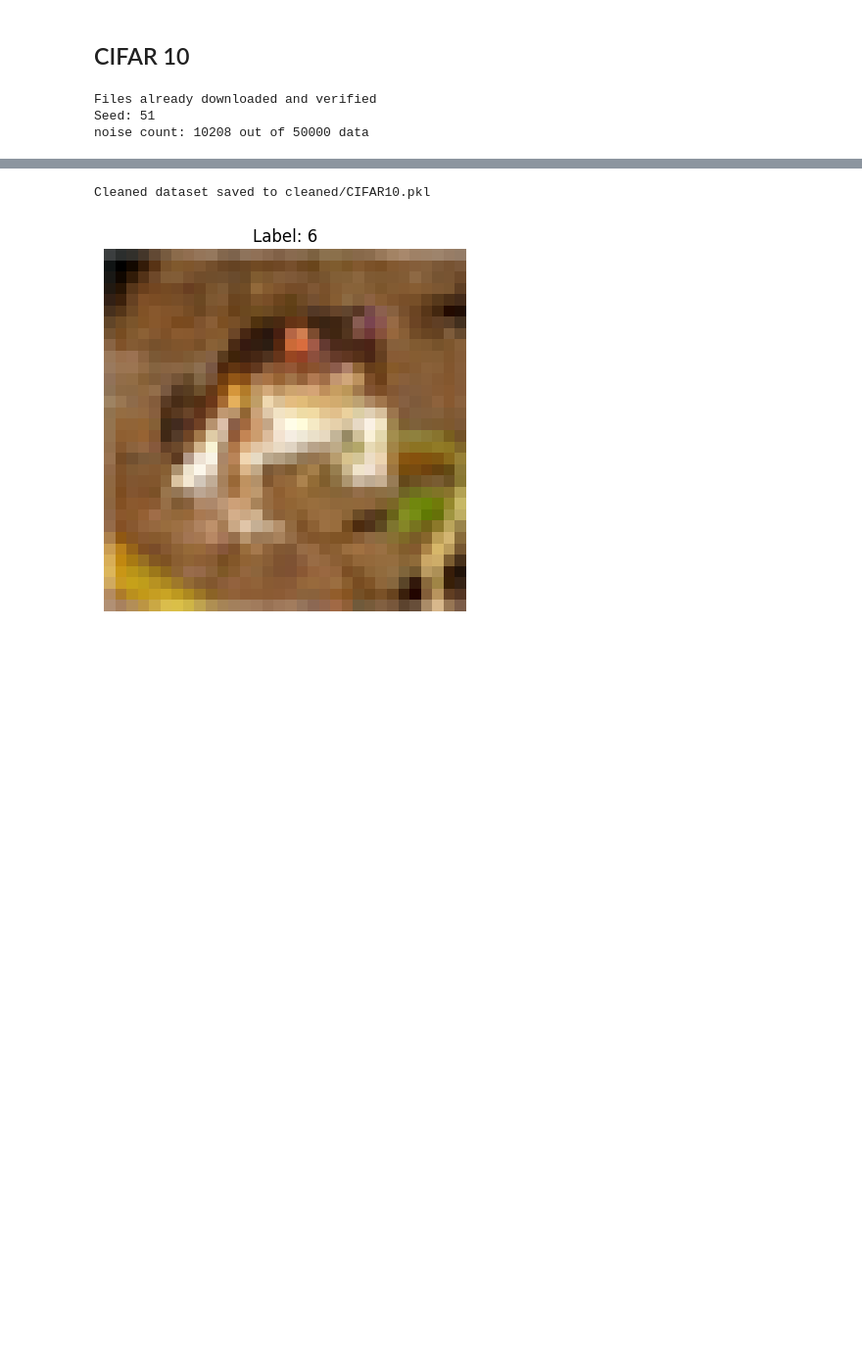
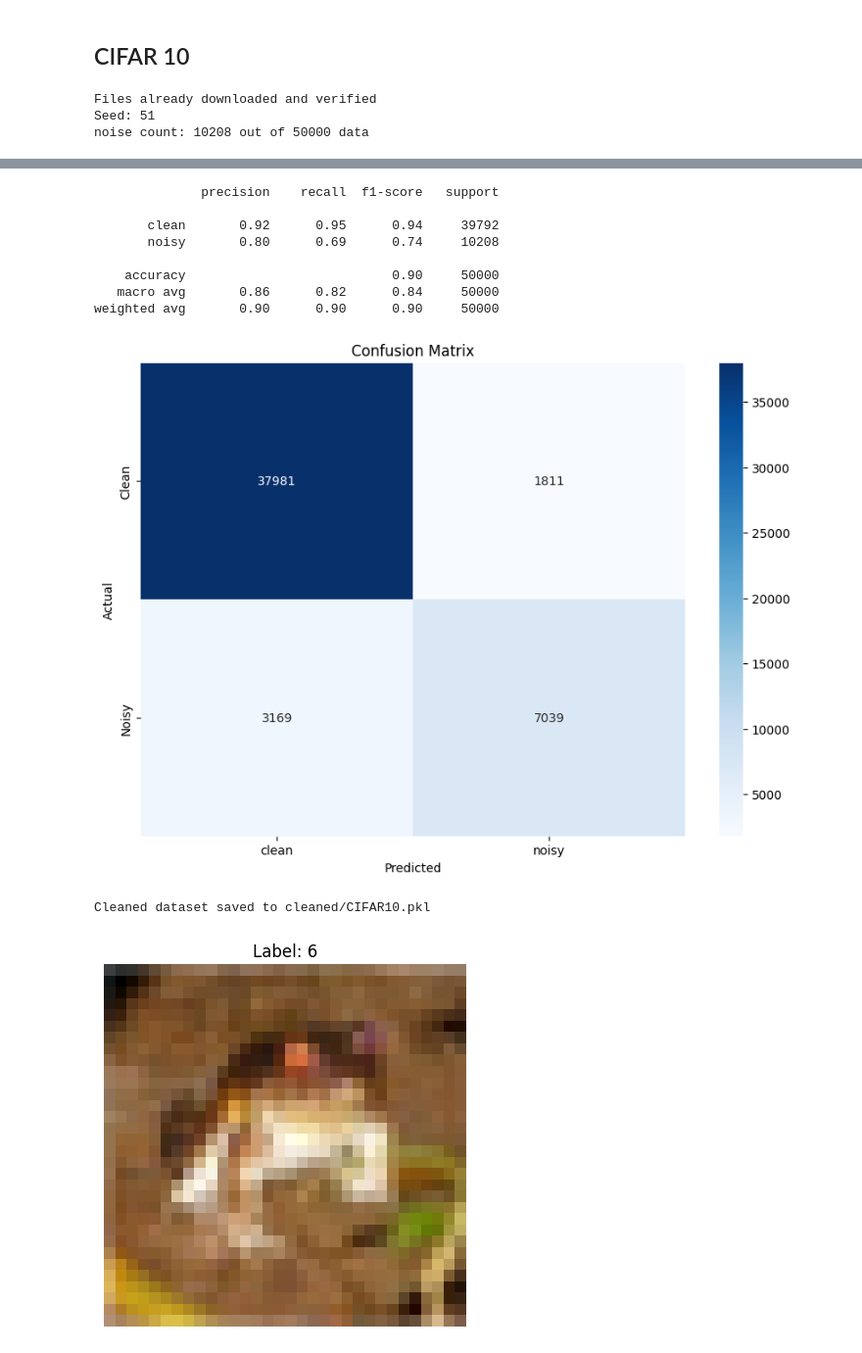
Before and after one commit to stormaref/SiameseNoiseDetection, a Jupyter notebook: main.ipynb, the cells around one changed output, grey strips where cells are left out. Shown at 98% size. Drawn from its saved outputs; the diff is of its cells as text; code cells hidden in the pictures; blank space fills up the shorter version.

Commit message:
report

```diff
--- a/main.ipynb
+++ b/main.ipynb
@@ -185,3 +184,15 @@ Precision: 0.795367231638418, Recall: 0.689557210031348
+# %%
+noise_cleaner.report()
+# %% [output]
+              precision    recall  f1-score   support
+
+       clean       0.92      0.95      0.94     39792
+       noisy       0.80      0.69      0.74     10208
+
+    accuracy                           0.90     50000
+   macro avg       0.86      0.82      0.84     50000
+weighted avg       0.90      0.90      0.90     50000
+[figure, added]
 # %%
 noise_cleaner.save_cleaned_cifar_dataset('cleaned', 'CIFAR10')
 # %% [output]
```
Also changed, not shown: parts of 1 cell of this notebook, 2 other files.
